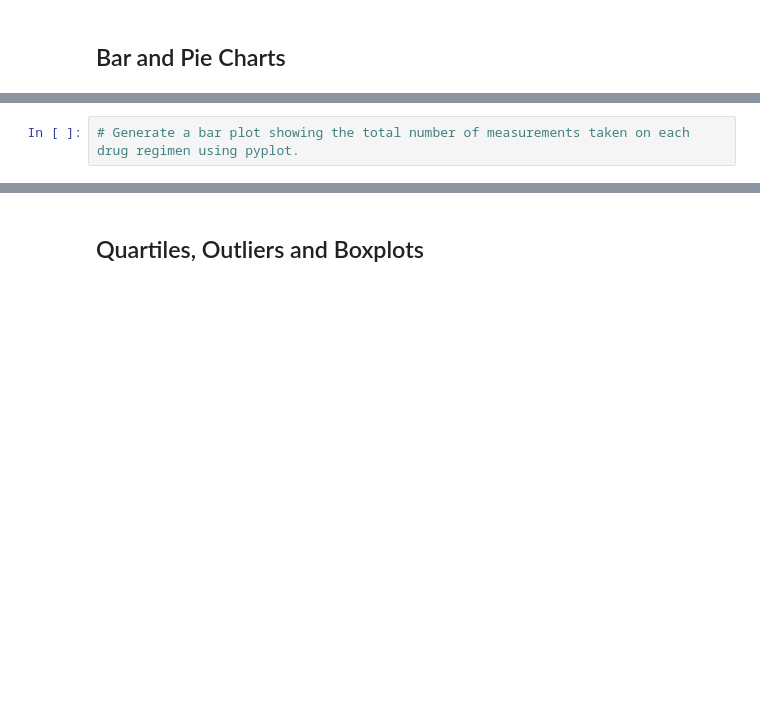
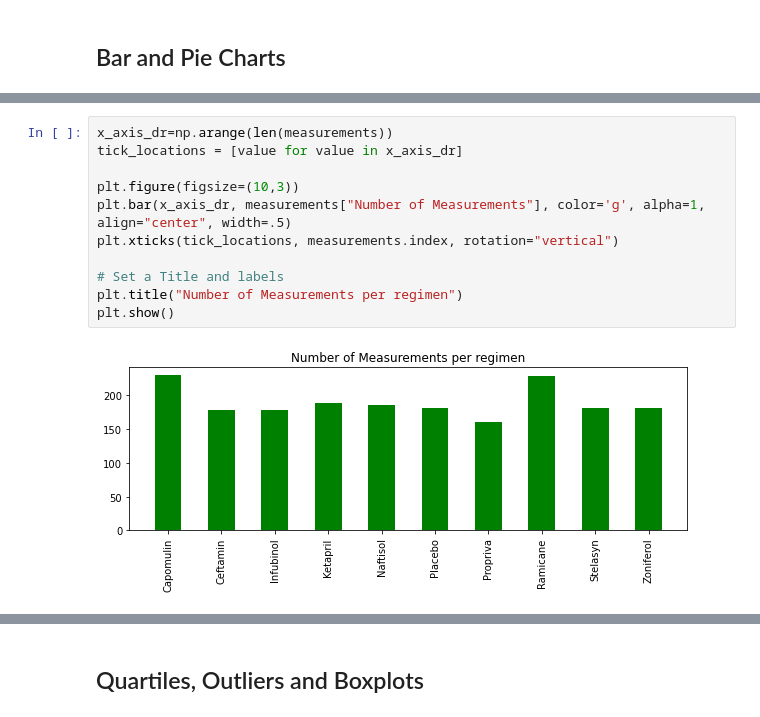
Before and after one commit to osie78/Pymaceuticals, a Jupyter notebook: Pymaceuticals/pymaceuticals_starter.ipynb, the cells around one changed output, grey strips where cells are left out. Drawn from its saved outputs; the diff is of its cells as text; blank space fills up the shorter version.

```diff
--- a/Pymaceuticals/pymaceuticals_starter.ipynb
+++ b/Pymaceuticals/pymaceuticals_starter.ipynb
@@ -119,4 +186,15 @@ drug_regimen=
-# %%
-# Generate a bar plot showing the total number of measurements taken on each drug regimen using pyplot.
+# %%
+x_axis_dr=np.arange(len(measurements))
+tick_locations = [value for value in x_axis_dr]
+
+plt.figure(figsize=(10,3))
+plt.bar(x_axis_dr, measurements["Number of Measurements"], color='g', alpha=1, align="center", width=.5)
+plt.xticks(tick_locations, measurements.index, rotation="vertical")
+
+# Set a Title and labels
+plt.title("Number of Measurements per regimen")
+plt.show()
+# %% [output]
+[figure, added]
 # %%
 # Generate a pie plot showing the distribution of female versus male mice using pandas
```
Also changed, not shown: parts of 23 cells of this notebook.
